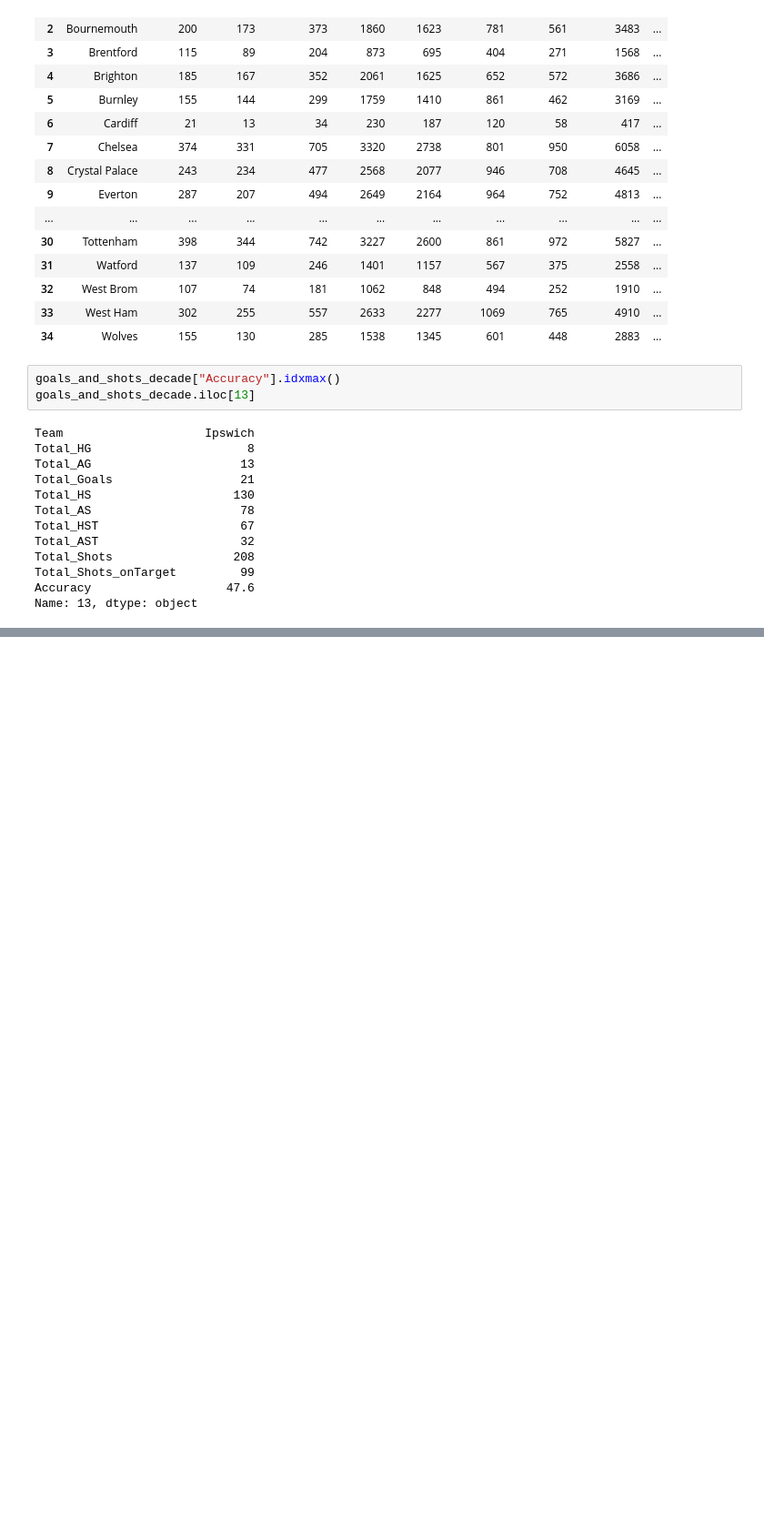
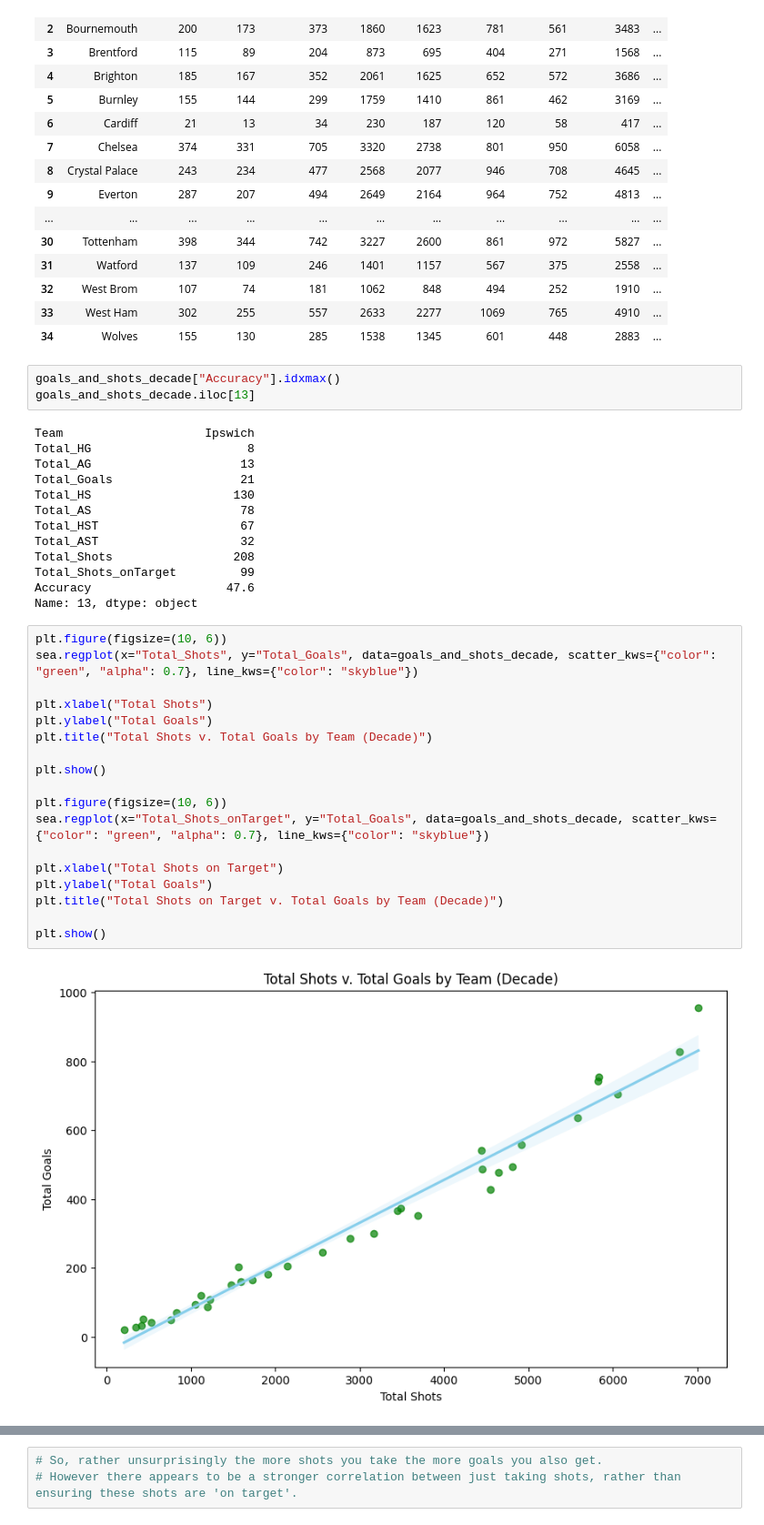
Before and after one commit to SmithNJ13/data_analysis, a Jupyter notebook: analysis.ipynb, the cells around one changed output, grey strips where cells are left out. Shown: that part at 91% size. Drawn from its saved outputs; the diff is of its cells as text; blank space fills up the shorter version.

Commit message:
some graphs for visualisation

```diff
--- a/analysis.ipynb
+++ b/analysis.ipynb
@@ -1216,3 +1216,23 @@ Total_Shots                 208
 Total_Shots_onTarget         99
 Accuracy                   47.6
 Name: 13, dtype: object
+# %%
+plt.figure(figsize=(10, 6))
+sea.regplot(x="Total_Shots", y="Total_Goals", data=goals_and_shots_decade, scatter_kws={"color": "green", "alpha": 0.7}, line_kws={"color": "skyblue"})
+
+plt.xlabel("Total Shots")
+plt.ylabel("Total Goals")
+plt.title("Total Shots v. Total Goals by Team (Decade)")
+
+plt.show()
+
+plt.figure(figsize=(10, 6))
+sea.regplot(x="Total_Shots_onTarget", y="Total_Goals", data=goals_and_shots_decade, scatter_kws={"color": "green", "alpha": 0.7}, line_kws={"color": "skyblue"})
+
+plt.xlabel("Total Shots on Target")
+plt.ylabel("Total Goals")
+plt.title("Total Shots on Target v. Total Goals by Team (Decade)")
+
+plt.show()
+# %% [output]
+[figure, added]
@@ -1218,0 +1240,3 @@ Name: 13, dtype: object
+# %%
+# So, rather unsurprisingly the more shots you take the more goals you also get.
+# However there appears to be a stronger correlation between just taking shots, rather than ensuring these shots are 'on target'.
```
Also changed, not shown: parts of 1 cell of this notebook.
